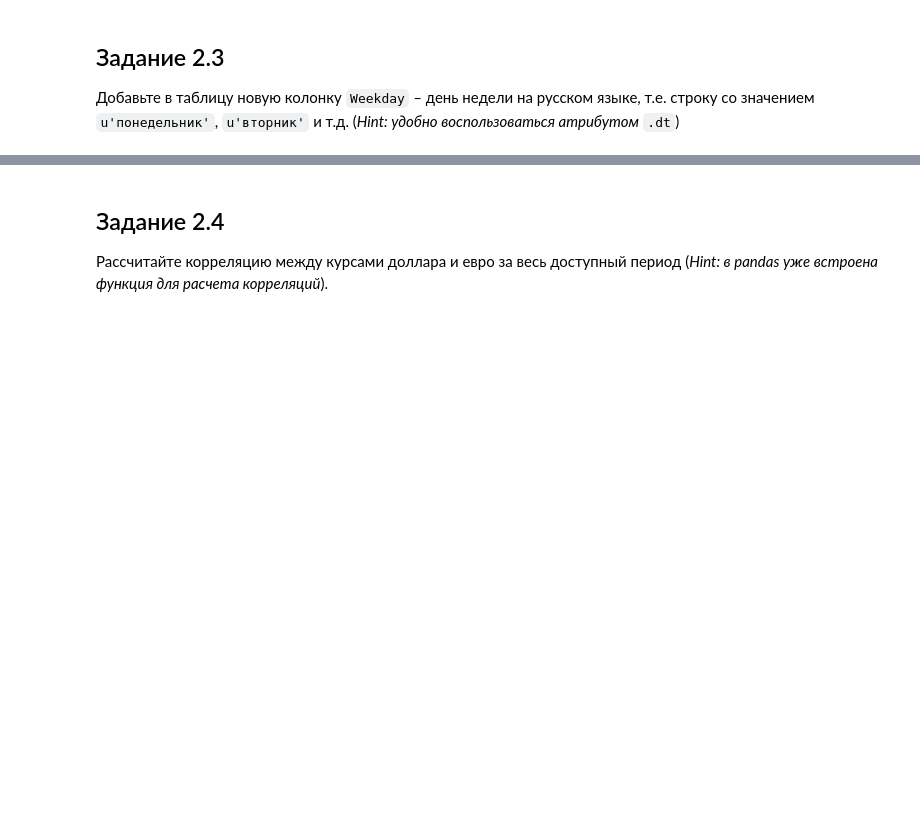
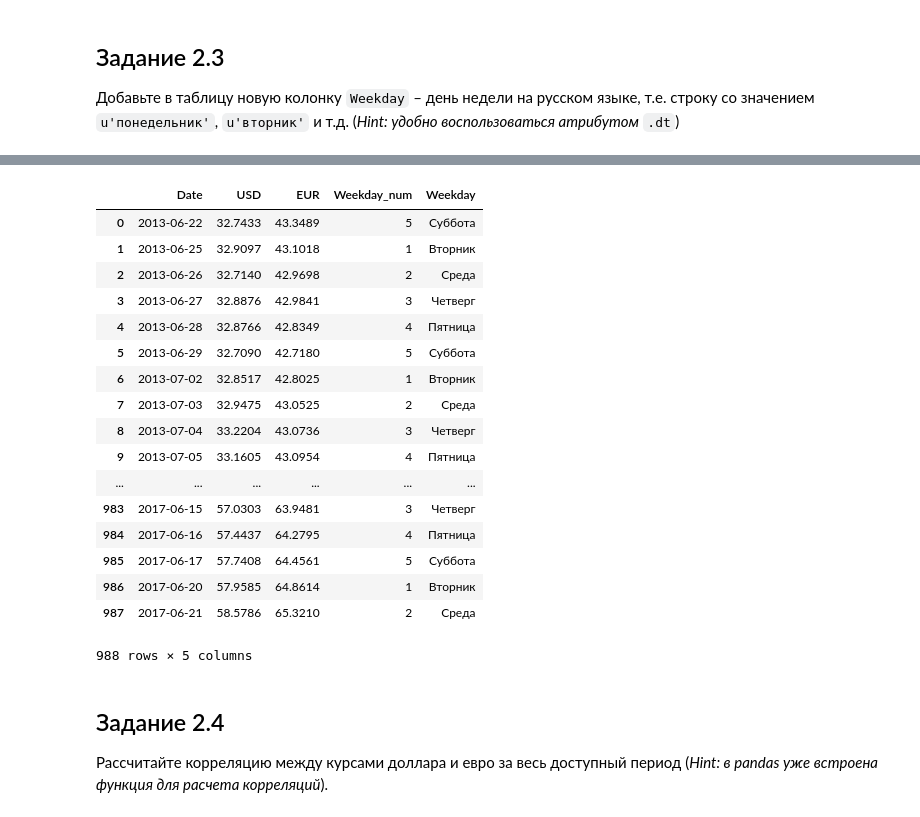
Before and after one commit to stkaller/python-HW-less-5, a Jupyter notebook: 6_Pandas_part2_hw_make.ipynb, the cells around one changed output, grey strips where cells are left out. Drawn from its saved outputs; the diff is of its cells as text; code cells hidden in the pictures; blank space fills up the shorter version.

```diff
--- a/6_Pandas_part2_hw_make.ipynb
+++ b/6_Pandas_part2_hw_make.ipynb
@@ -147,3 +196,7 @@ df.loc['2017-05'].EUR.mean()
 ## Задание 2.3
 
 Добавьте в таблицу новую колонку `Weekday` – день недели на русском языке, т.е. строку со значением `u'понедельник'`, `u'вторник'` и т.д. (*Hint: удобно воспользоваться атрибутом* `.dt`)
+# %%
+df2 = pd.read_excel('data.xlsx', sheetname='curr')
+df2['Weekday_num'] =df2.Date.dt.weekday
+df2
@@ -150,3 +222,42 @@ df.loc['2017-05'].EUR.mean()
+# %%
+def Weekday(Weekday_num):
+    if Weekday_num == 1:
+        return 'Вторник'
+    elif Weekday_num == 2:
+        return 'Среда'
+    elif Weekday_num == 3:
+        return 'Четверг'
+    elif Weekday_num == 4:
+        return 'Пятница'
+    elif Weekday_num == 5:
+        return 'Суббота'
+    elif Weekday_num == 6:
+        return 'Воскресенье'
+    elif Weekday_num == 7:
+        return 'Понедельник'
+# %%
+df2['Weekday'] =df2.Weekday_num.apply(Weekday)
+# %%
+df2
+# %% [output]
+|  | Date | USD | EUR | Weekday_num | Weekday |
+| 0 | 2013-06-22 | 32.7433 | 43.3489 | 5 | Суббота |
+| 1 | 2013-06-25 | 32.9097 | 43.1018 | 1 | Вторник |
+| 2 | 2013-06-26 | 32.7140 | 42.9698 | 2 | Среда |
+| 3 | 2013-06-27 | 32.8876 | 42.9841 | 3 | Четверг |
+| 4 | 2013-06-28 | 32.8766 | 42.8349 | 4 | Пятница |
+| 5 | 2013-06-29 | 32.7090 | 42.7180 | 5 | Суббота |
+| 6 | 2013-07-02 | 32.8517 | 42.8025 | 1 | Вторник |
+| 7 | 2013-07-03 | 32.9475 | 43.0525 | 2 | Среда |
+| 8 | 2013-07-04 | 33.2204 | 43.0736 | 3 | Четверг |
+| 9 | 2013-07-05 | 33.1605 | 43.0954 | 4 | Пятница |
+| ... | ... | ... | ... | ... | ... |
+| 983 | 2017-06-15 | 57.0303 | 63.9481 | 3 | Четверг |
+| 984 | 2017-06-16 | 57.4437 | 64.2795 | 4 | Пятница |
+| 985 | 2017-06-17 | 57.7408 | 64.4561 | 5 | Суббота |
+| 986 | 2017-06-20 | 57.9585 | 64.8614 | 1 | Вторник |
+| 987 | 2017-06-21 | 58.5786 | 65.3210 | 2 | Среда |
+988 rows × 5 columns
 # %% [markdown]
 ## Задание 2.4
 
```
Also changed, not shown: parts of 5 cells of this notebook.
